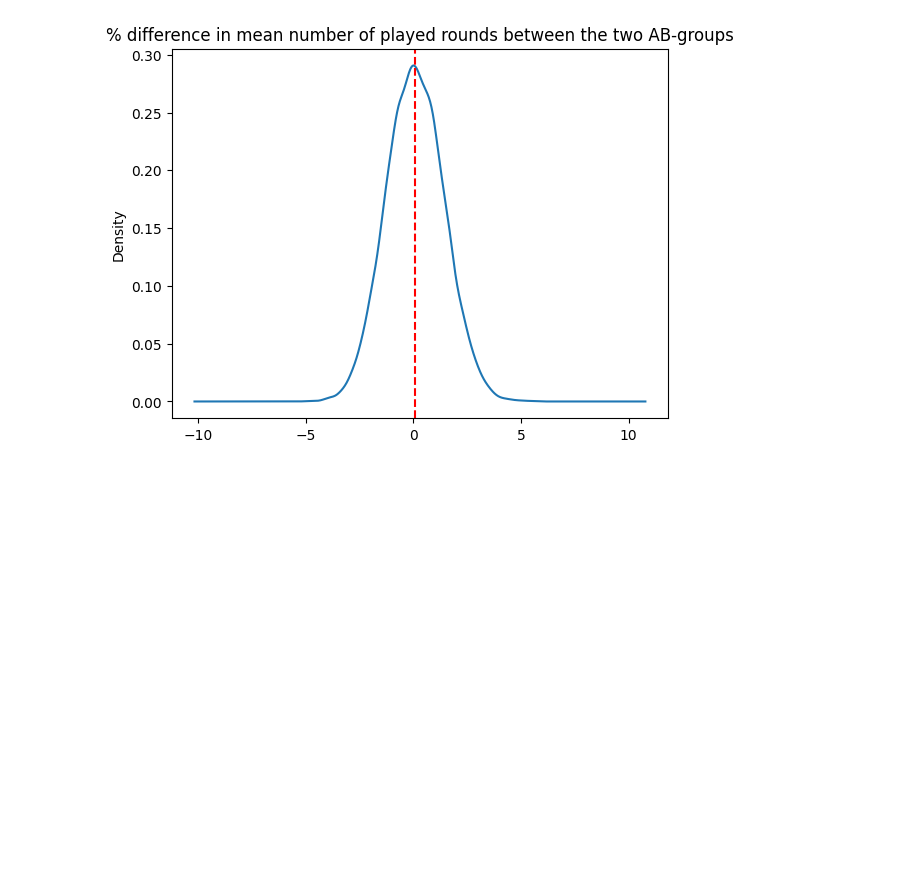
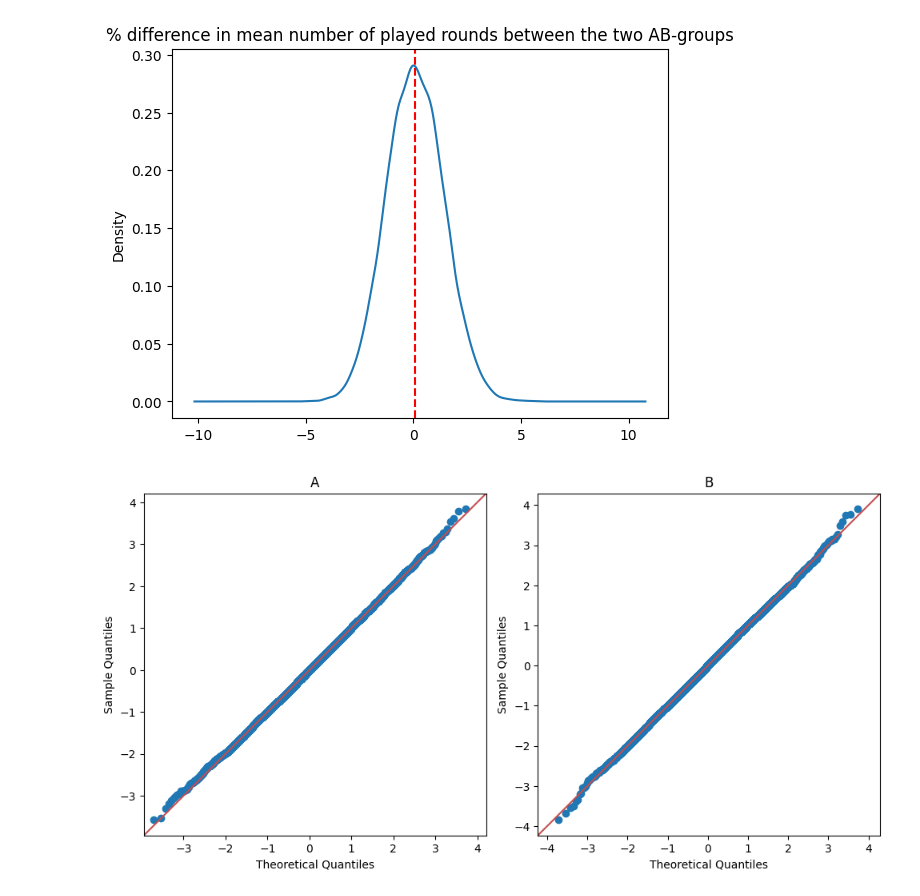
Before and after one commit to karol-pa/AB_test_exercises, a Jupyter notebook: exercise_1.ipynb, the cells around one changed output. Drawn from its saved outputs; the diff is of its cells as text; code cells hidden in the pictures; blank space fills up the shorter version.

```diff
--- a/exercise_1.ipynb
+++ b/exercise_1.ipynb
@@ -270,0 +276,21 @@ Probability that mean number of played rounds is smaller in group A (i.e. when t
+# %%
+dups_norm_QQfig = plt.figure(2, figsize=(10, 5))
+
+QQA_axis = dups_norm_QQfig.add_subplot(121, aspect=1.0)
+QQA_axis.set_title('A')
+QQB_axis = dups_norm_QQfig.add_subplot(122, aspect=1.0)
+QQB_axis.set_title('B')
+
+
+sm.qqplot(boot_m['A'], dist=sts.norm, fit=True, line='45', ax=QQA_axis)
+sm.qqplot(boot_m['B'], dist=sts.norm, fit=True, line='45', ax=QQB_axis)
+
+lines = dups_norm_QQfig.findobj(lambda x: hasattr(x, 'get_color') and x.get_color() == 'r')
+dots  = dups_norm_QQfig.findobj(lambda x: hasattr(x, 'get_color') and x.get_color() == 'b')
+[l.set_color('#c44e52') for l in lines]
+[d.set_color('#4c72b0') for d in dots ]
+[d.set_alpha(0.3)       for d in dots ]
+
+plt.tight_layout()
+# %% [output]
+[figure, added]
```
Also changed, not shown: parts of 7 cells of this notebook.
